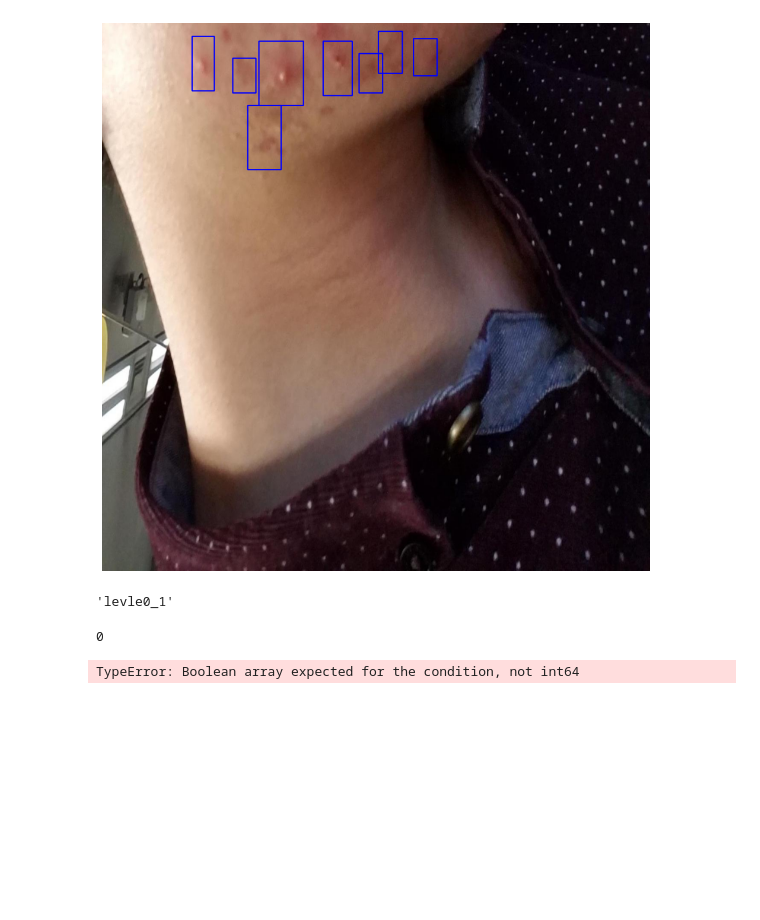
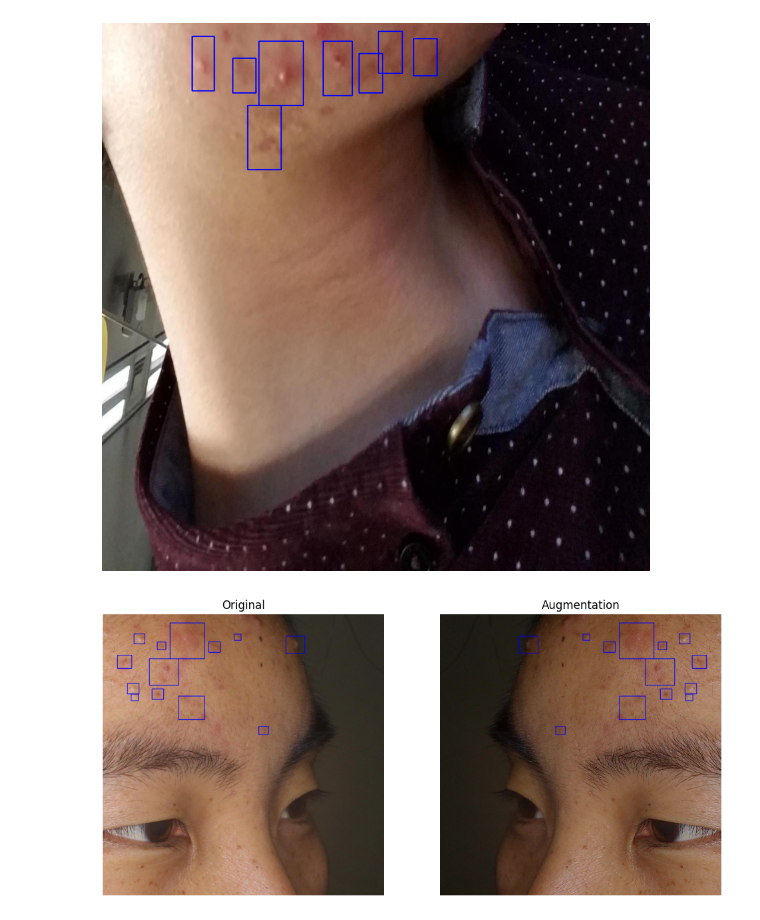
Before and after one commit to reqmd/yolov8_acne04, a Jupyter notebook: ACNE_research.ipynb, the cells around one changed output. Drawn from its saved outputs; the diff is of its cells as text; code cells hidden in the pictures; blank space fills up the shorter version.

```diff
--- a/ACNE_research.ipynb
+++ b/ACNE_research.ipynb
@@ -256,2 +255,12 @@ plt.imshow(img_arr)
 # %%
-df_patches = pd.read_csv('data/Annotations/patches.csv', usecols=range(1, len(df_patches.columns)))
+import numpy as np
+import pandas as pd
+import matplotlib.pyplot as plt
+import os
+from PIL import Image
+import cv2 as cv
+import yaml
+import xml.etree.ElementTree as ET
+
+df_patches = pd.read_csv('data/Annotations/patches.csv')
+df_patches = df_patches.drop('Unnamed: 0', axis = 1)
@@ -350,15 +360,57 @@ plt.show()
 1280 1280
 8
 [figure]
-# %%
-image_name
-# %% [output]
-'levle0_1'
-# %%
-patch_id
-# %% [output]
-0
-# %%
-df_patches[df_patches]
-# %% [output]
-TypeError: Boolean array expected for the condition, not int64
+# %%
+import albumentations as A
+import torch
+
+from src.utils.transforms import return_transforms
+image_name = 'levle2_101-6.jpg'
+path = f'data/Patches/{image_name}'
+
+img = Image.open(path).convert('RGB')
+img_arr = np.array(img)
+img_show = np.array(img)
+H, W, C = img_arr.shape
+
+frame = df_patches[df_patches['filename'] == image_name]
+transform = return_transforms()
+
+boxes = []
+labels = []
+if len(frame) > 0:
+    for _, row in frame.iterrows():
+        x_center, y_center, width, height = row['x_center'], row['y_center'], row['width'], row['height']
+        boxes.append([x_center, y_center, width, height])
+        labels.append(row['class_id'])
+        xmin, ymin, xmax, ymax = yolo_to_bbox((x_center, y_center, width, height), img_height=H, img_width=W)
+        cv.rectangle(img_show, (int(xmin), int(ymax)), (int(xmax), int(ymin)), (0, 0, 255), 2)
+
+#boxes = torch.tensor(boxes, dtype=torch.float32) if boxes else torch.zeros((0, 4), dtype=torch.float32)
+#labels = torch.tensor(labels, dtype=torch.int64) if labels else torch.tensor([], dtype=torch.int64)
+#print(boxes)
+#print(labels)
+
+
+transformed = transform(image = img_arr, bboxes = boxes, labels = labels)
+
+fig, (ax1, ax2) = plt.subplots(nrows = 1,ncols = 2, figsize = (12, 24))
+#fig.figure(fig_size = (8, 16))
+ax1.imshow(img_show)
+ax1.axis('off')
+ax1.set_title('Original')
+
+img_transformed = np.copy(transformed['image'])
+
+for item in transformed['bboxes']:
+    x_center, y_center, width, height = item
+    xmin, ymin, xmax, ymax = yolo_to_bbox((x_center, y_center, width, height), img_height=H, img_width=W)
+    cv.rectangle(img_transformed, (int(xmin), int(ymax)), (int(xmax), int(ymin)), (0, 0, 255), 2)
+
+ax2.imshow(img_transformed)
+ax2.axis('off')
+ax2.set_title('Augmentation')
+
+plt.show()
+# %% [output]
+[figure, added]
```
Also changed, not shown: parts of 7 cells of this notebook, 6 other files.
